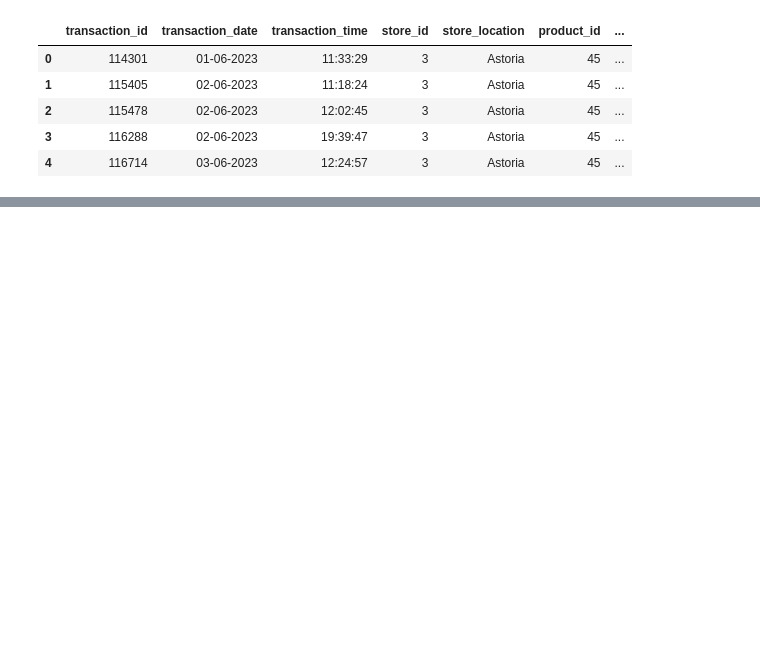
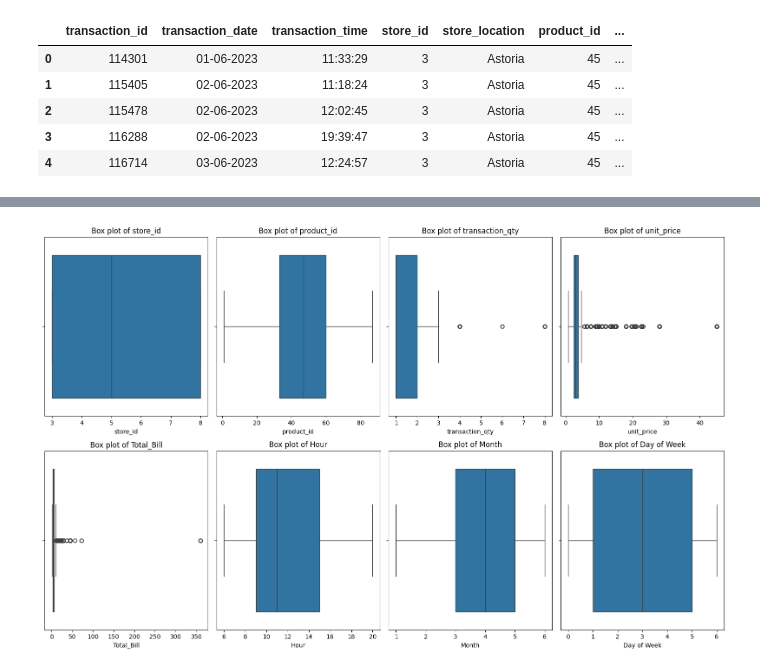
Before and after one commit to jyotiprakashuprety/Coffee_shop_sales_analysis, a Jupyter notebook: EDA.ipynb, the cells around one changed output, grey strips where cells are left out. Drawn from its saved outputs; the diff is of its cells as text; code cells hidden in the pictures; blank space fills up the shorter version.

```diff
--- a/EDA.ipynb
+++ b/EDA.ipynb
@@ -13,0 +24,3 @@ df.head()
+# %%
+# Removing the 'transaction_id' column
+df.drop('transaction_id', axis=1, inplace=True)  # axis=1 specifies that we're dropping a colum
@@ -13,0 +70,26 @@ df.head()
+# %%
+numerical_columns = df.select_dtypes(include=['int64', 'float64']).columns
+# %%
+num_rows = 2
+num_cols = (len(numerical_columns) + num_rows - 1) // num_rows
+
+fig, axes = plt.subplots(num_rows, num_cols, figsize=(16, 10))
+
+# Flatten the axes array for easier iteration
+axes = axes.flatten()
+
+# Iterate over numerical columns and create box plots
+for i, column in enumerate(numerical_columns):
+    sns.boxplot(x=df[column], ax=axes[i])
+    axes[i].set_title(f'Box plot of {column}')
+    axes[i].set_xlabel(column)
+
+# Hide empty subplots
+for j in range(len(numerical_columns), num_rows * num_cols):
+    axes[j].axis('off')
+
+# Adjust layout and display the plot
+plt.tight_layout()
+plt.show()
+# %% [output]
+[figure, added]
```
Also changed, not shown: parts of 8 cells of this notebook, 1 other file.
